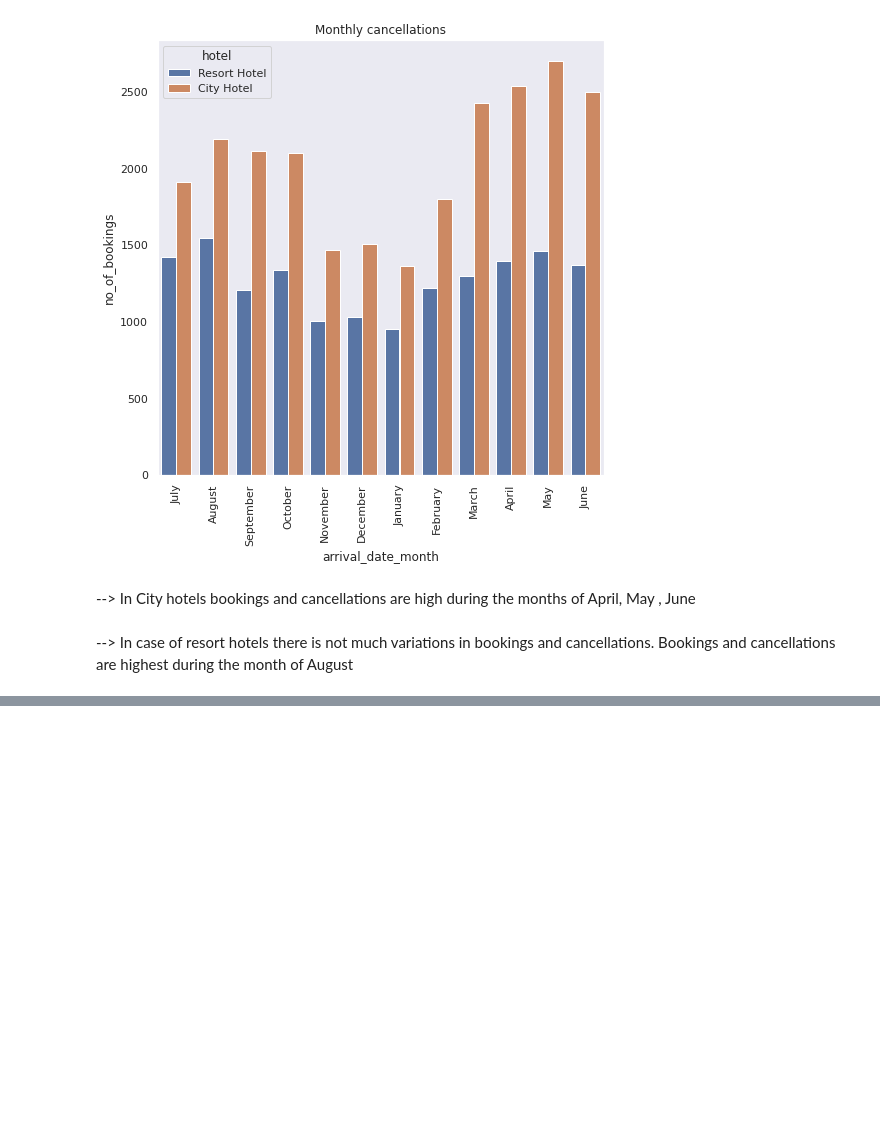
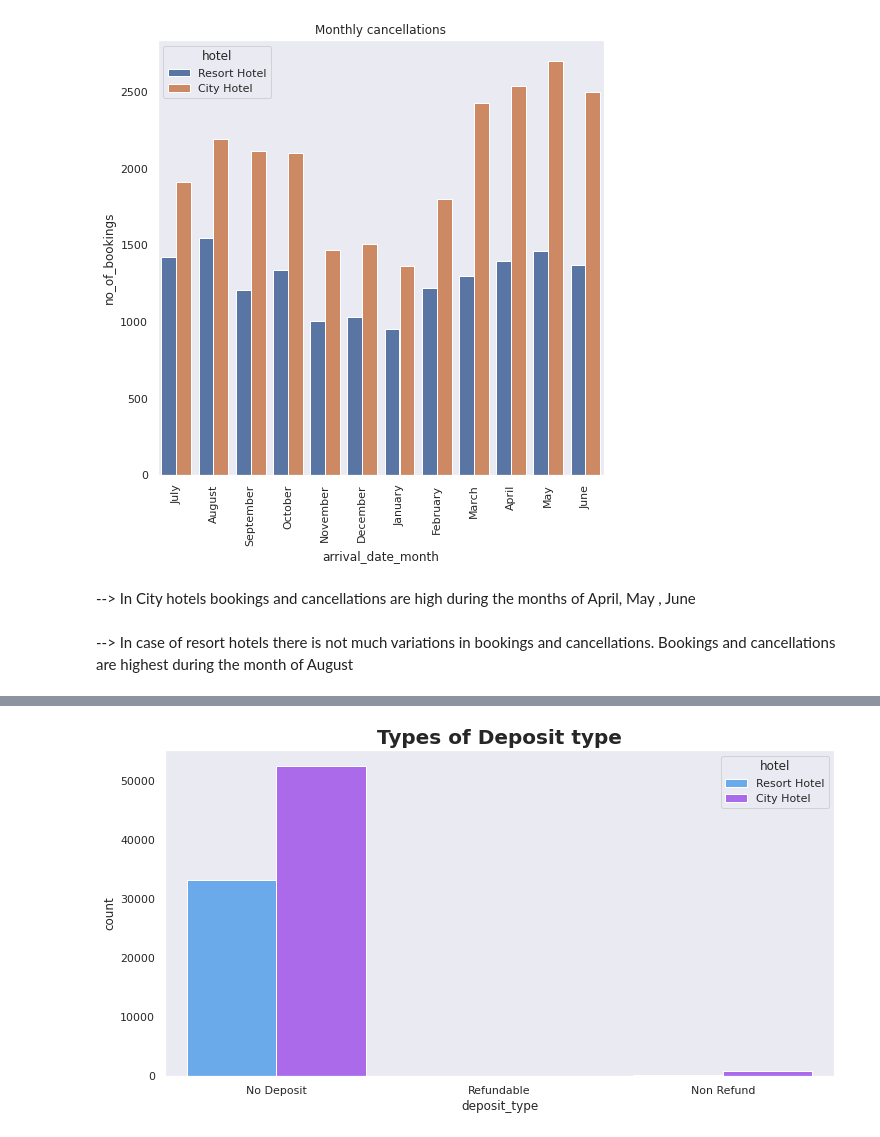
Before and after one commit to SomyaH99/Data_analysis_0f_Hotel_bookings, a Jupyter notebook: Hotel_Booking_Analysis_Capstone_Project.ipynb, the cells around one changed output, grey strips where cells are left out. Drawn from its saved outputs; the diff is of its cells as text; code cells hidden in the pictures; blank space fills up the shorter version.

```diff
--- a/Hotel_Booking_Analysis_Capstone_Project.ipynb
+++ b/Hotel_Booking_Analysis_Capstone_Project.ipynb
@@ -354,0 +361,10 @@ plt.hist (df.lead_time, bins= np.arange(0,200,10))
+# %%
+plt.figure(figsize=(12, 6))
+
+sns.countplot(data = df , x = 'deposit_type', hue='hotel', palette='cool')
+plt.title('Types of Deposit type',fontweight="bold", size=20)
+
+
+plt.show()
+# %% [output]
+[figure, added]
```
Also changed, not shown: parts of 12 cells of this notebook.
